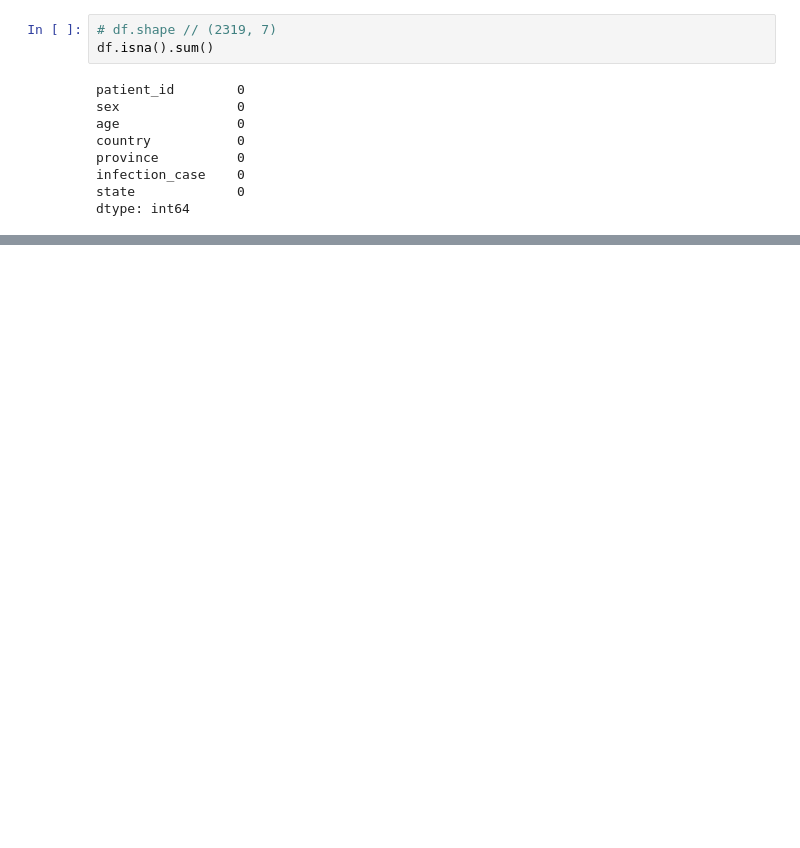
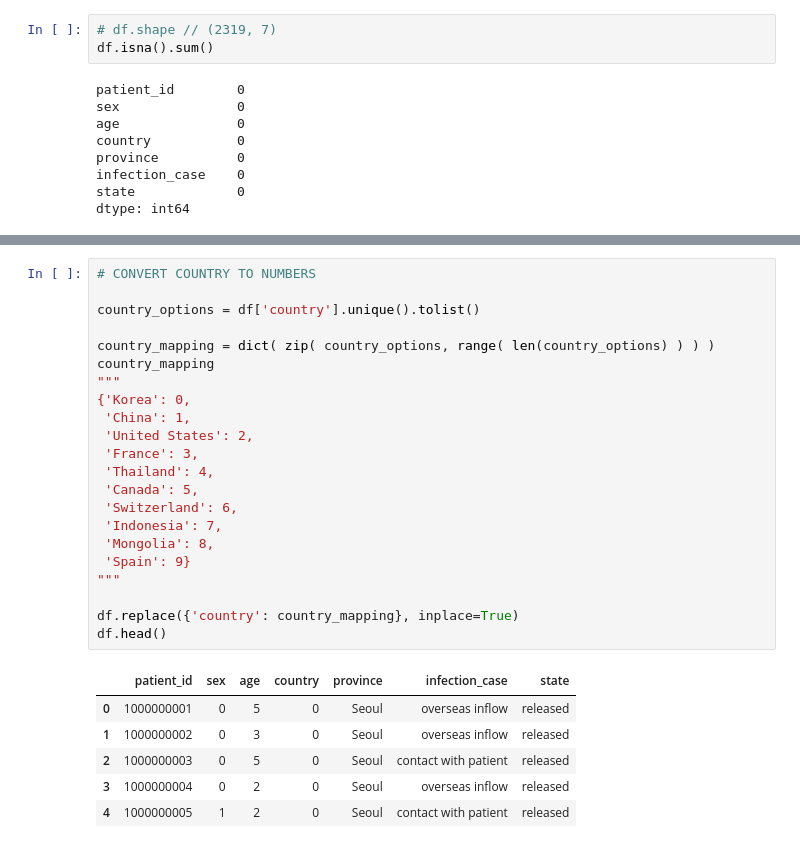
Before and after one commit to eunicode/ml-ds-covid, a Jupyter notebook: covid-19-fatality-prediction.ipynb, the cells around one changed output, grey strips where cells are left out. Drawn from its saved outputs; the diff is of its cells as text; blank space fills up the shorter version.

```diff
--- a/covid-19-fatality-prediction.ipynb
+++ b/covid-19-fatality-prediction.ipynb
@@ -239,0 +304,29 @@ df.to_csv("PatientInfo_Clean2.csv", index=False)
+# %%
+# CONVERT COUNTRY TO NUMBERS
+
+country_options = df['country'].unique().tolist()
+
+country_mapping = dict( zip( country_options, range( len(country_options) ) ) )
+country_mapping
+"""
+{'Korea': 0,
+ 'China': 1,
+ 'United States': 2,
+ 'France': 3,
+ 'Thailand': 4,
+ 'Canada': 5,
+ 'Switzerland': 6,
+ 'Indonesia': 7,
+ 'Mongolia': 8,
+ 'Spain': 9}
+"""
+
+df.replace({'country': country_mapping}, inplace=True)
+df.head()
+# %% [output]
+|  | patient_id | sex | age | country | province | infection_case | state |
+| 0 | 1000000001 | 0 | 5 | 0 | Seoul | overseas inflow | released |
+| 1 | 1000000002 | 0 | 3 | 0 | Seoul | overseas inflow | released |
+| 2 | 1000000003 | 0 | 5 | 0 | Seoul | contact with patient | released |
+| 3 | 1000000004 | 0 | 2 | 0 | Seoul | overseas inflow | released |
+| 4 | 1000000005 | 1 | 2 | 0 | Seoul | contact with patient | released |
```
Also changed, not shown: parts of 12 cells of this notebook, 1 other file.
